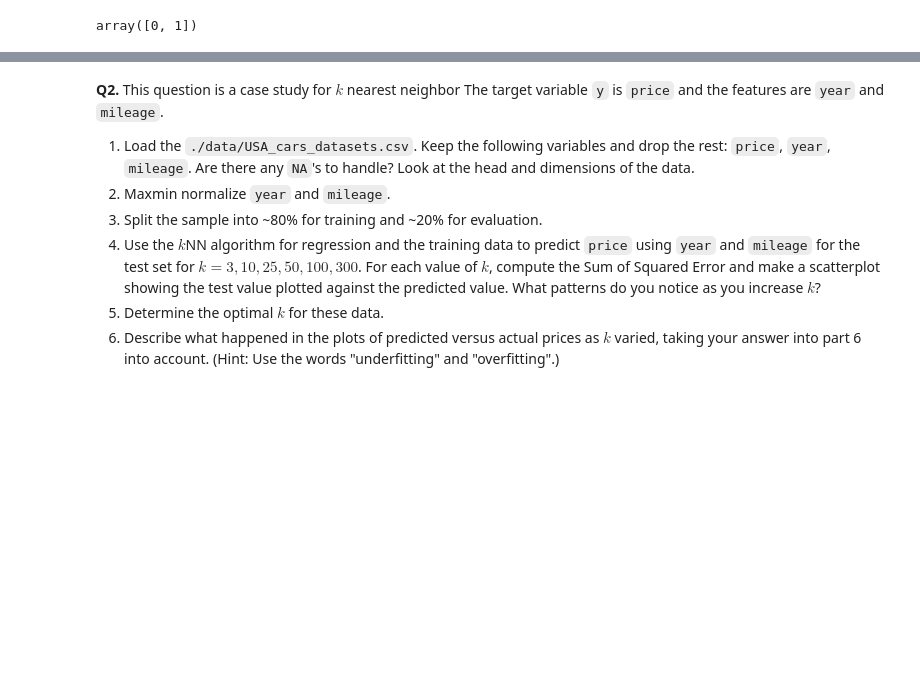
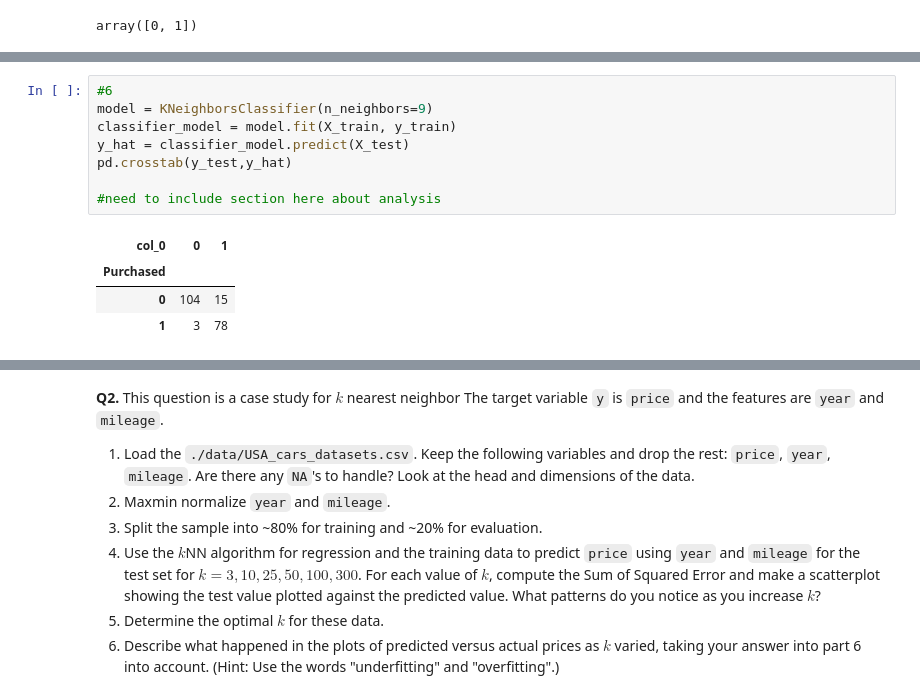
Before and after one commit to ToriStoner/assignment3, a Jupyter notebook: assignment_knn_and_kmc.ipynb, the cells around one changed output, grey strips where cells are left out. Cells and saved outputs as stored; diff of their text form; blank space fills up the shorter version.

```diff
--- a/assignment_knn_and_kmc.ipynb
+++ b/assignment_knn_and_kmc.ipynb
@@ -200,0 +219,13 @@ NameError: ignored
+# %%
+#6
+model = KNeighborsClassifier(n_neighbors=9)
+classifier_model = model.fit(X_train, y_train)
+y_hat = classifier_model.predict(X_test)
+pd.crosstab(y_test,y_hat)
+
+#need to include section here about analysis
+# %% [output]
+| col_0 | 0 | 1 |
+| Purchased |  |  |
+| 0 | 104 | 15 |
+| 1 | 3 | 78 |
```
Also changed, not shown: parts of 14 cells of this notebook.
